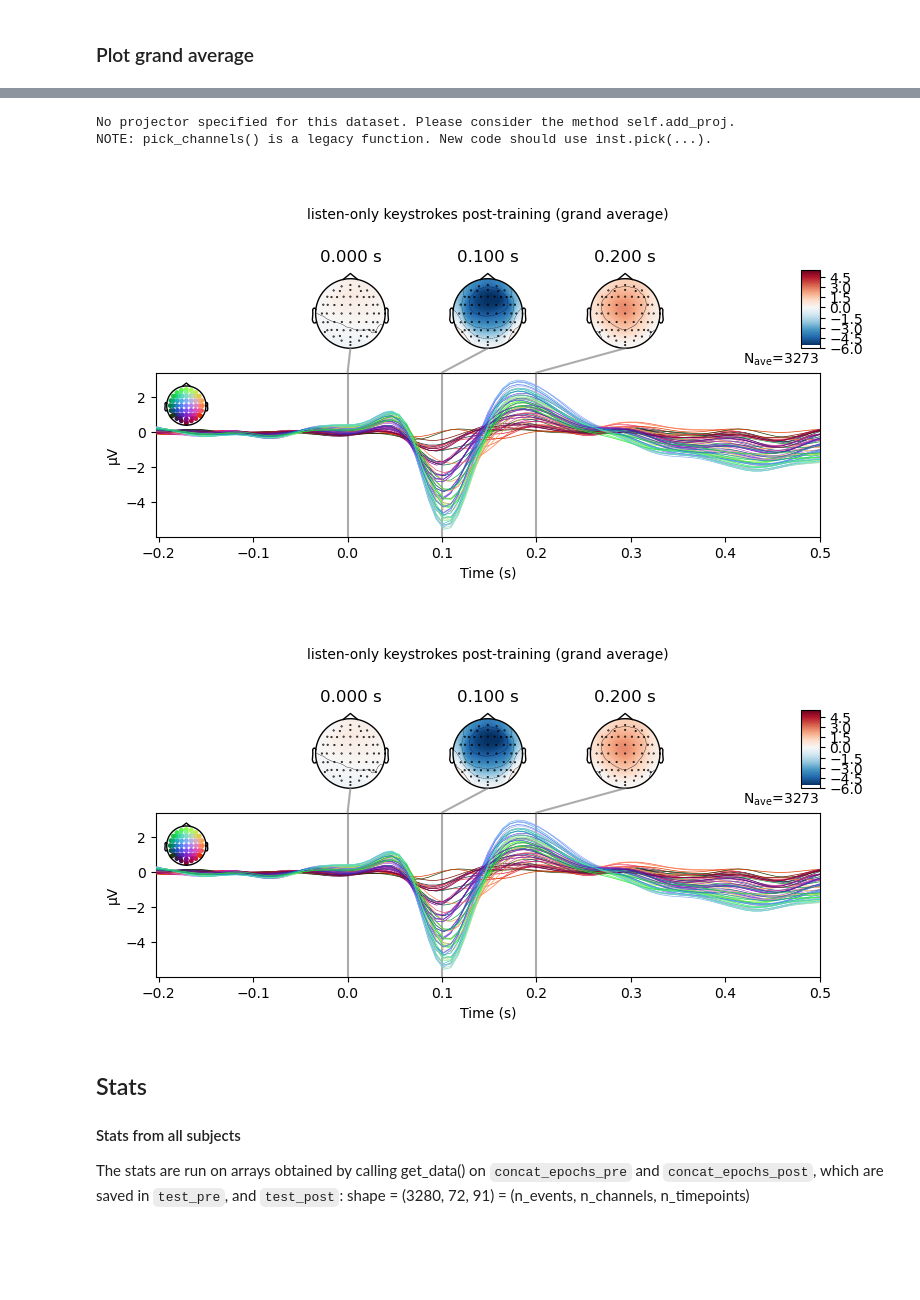
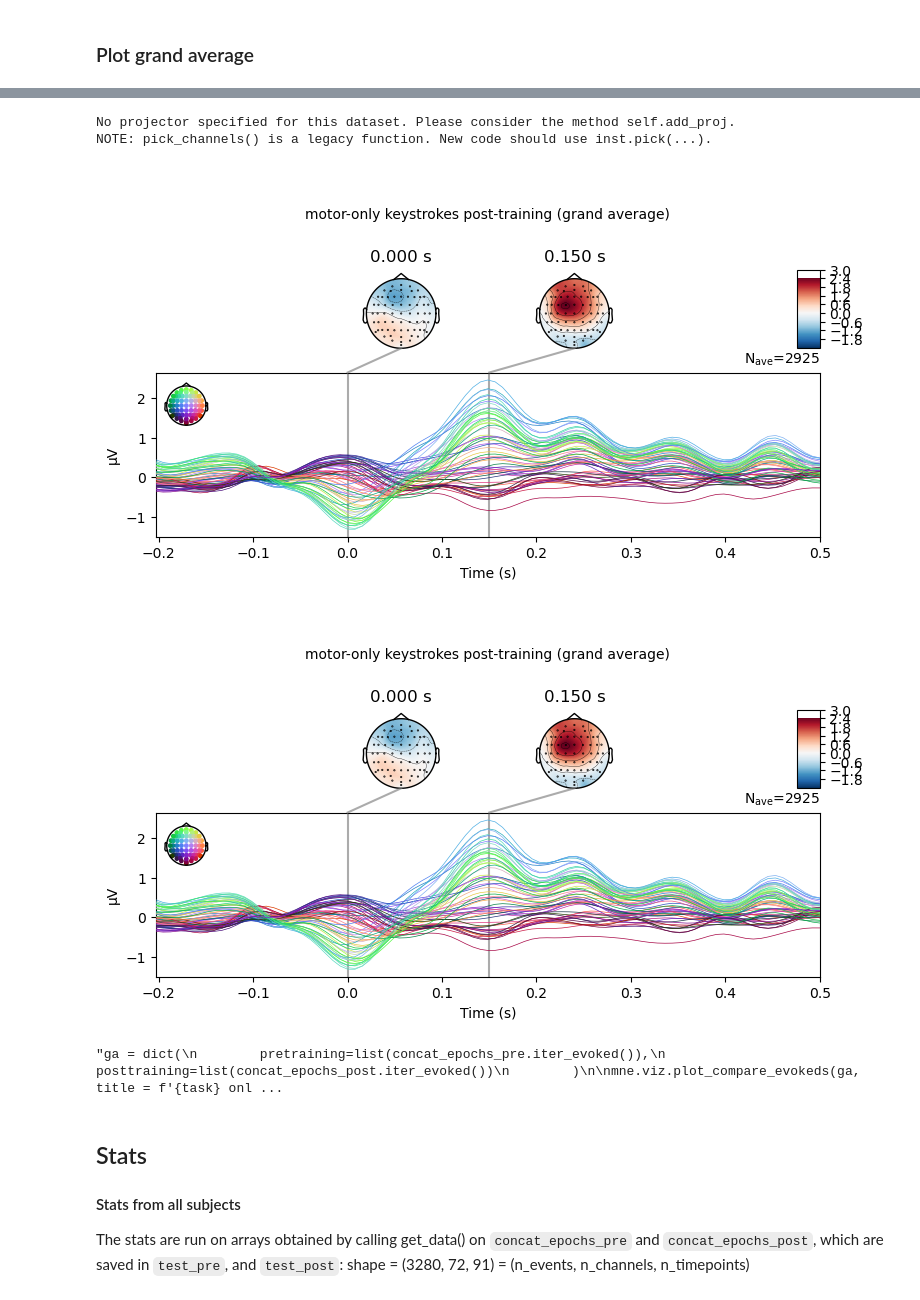
Before and after one commit to haiqin-zhang/AM-EEG, a Jupyter notebook: pipelines_LM/ave_ERPs.ipynb, the cells around one changed output, grey strips where cells are left out. Cells and saved outputs as stored; diff of their text form; code cells hidden in the pictures; blank space fills up the shorter version.

```diff
--- a/pipelines_LM/ave_ERPs.ipynb
+++ b/pipelines_LM/ave_ERPs.ipynb
@@ -25,8 +25,13 @@ good_listen_subjects = ['01', '02', '04', '05', '06', '07', '08', '09', '10', '1
 good_motor_subjects = ['01', '04', '05', '06', '07', '08', '09', '10', '11', '12']
 all_subjects = ['01', '02', '03', '04', '05', '06', '07', '08', '09', '10', '11', '12']
 
-subjects_to_process = good_motor_subjects
-task = 'listen'
+
+task = 'motor'
+
+if task == 'listen':
+    subjects_to_process = good_listen_subjects
+elif task == 'motor':
+    subjects_to_process = good_motor_subjects
 
 
 evoked_dir = f'/Users/cindyzhang/Documents/M2/Audiomotor_Piano/AM-EEG/analysis_{task}/{task}_ERP_data'
@@ -163,10 +165,22 @@ NOTE: pick_channels() is a legacy function. New code should use inst.pick(...).
 # %%
-concat_evoked_post.plot_joint(times =[ 0, 0.1, 0.2], title= f'{task}-only keystrokes post-training (grand average)')
+concat_evoked_post.plot_joint(times =[ 0, 0.15], title= f'{task}-only keystrokes post-training (grand average)')
 # %% [output]
 No projector specified for this dataset. Please consider the method self.add_proj.
 NOTE: pick_channels() is a legacy function. New code should use inst.pick(...).
-[figure, old version]
+[figure, new version]
-[figure, old version]
+[figure, new version]
+# %%
+#native compare evokeds function from mne
+
+"""ga = dict(
+        pretraining=list(concat_epochs_pre.iter_evoked()),
+        posttraining=list(concat_epochs_post.iter_evoked())
+        )
+
+mne.viz.plot_compare_evokeds(ga, title = f'{task} only grand average ERP (all channels)',combine = 'mean')
+"""
+# %% [output]
+"ga = dict(\n        pretraining=list(concat_epochs_pre.iter_evoked()),\n        posttraining=list(concat_epochs_post.iter_evoked())\n        )\n\nmne.viz.plot_compare_evokeds(ga, title = f'{task} onl ...
 # %% [markdown]
 ## Stats
 
```
Also changed, not shown: parts of 14 cells of this notebook, 2 other files.
